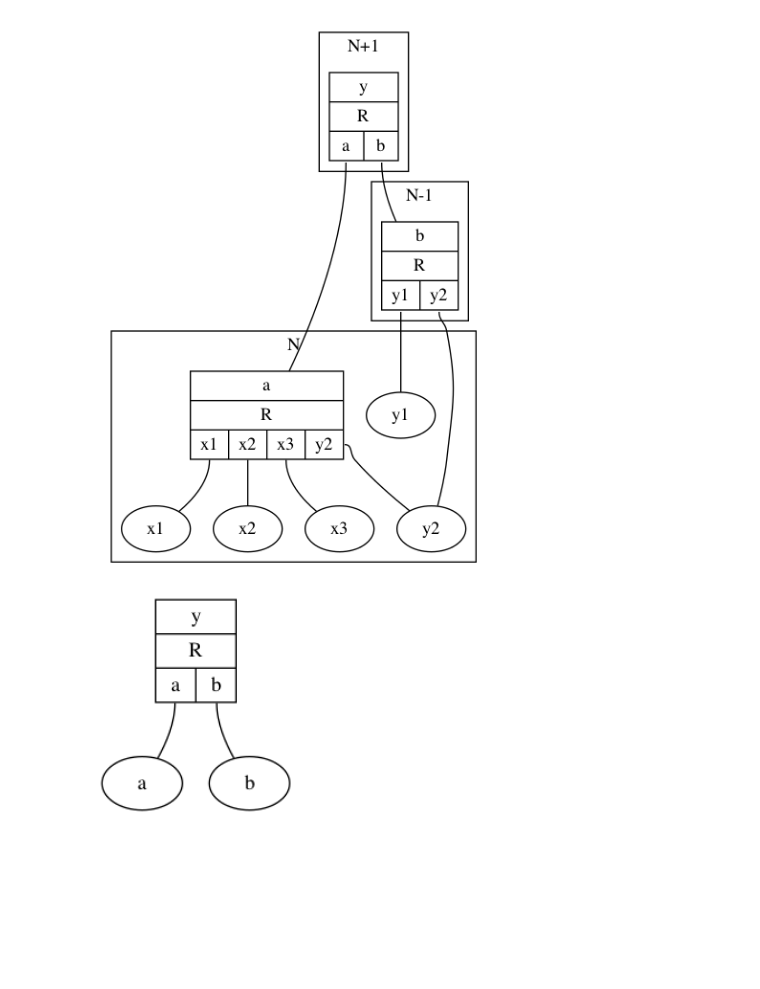
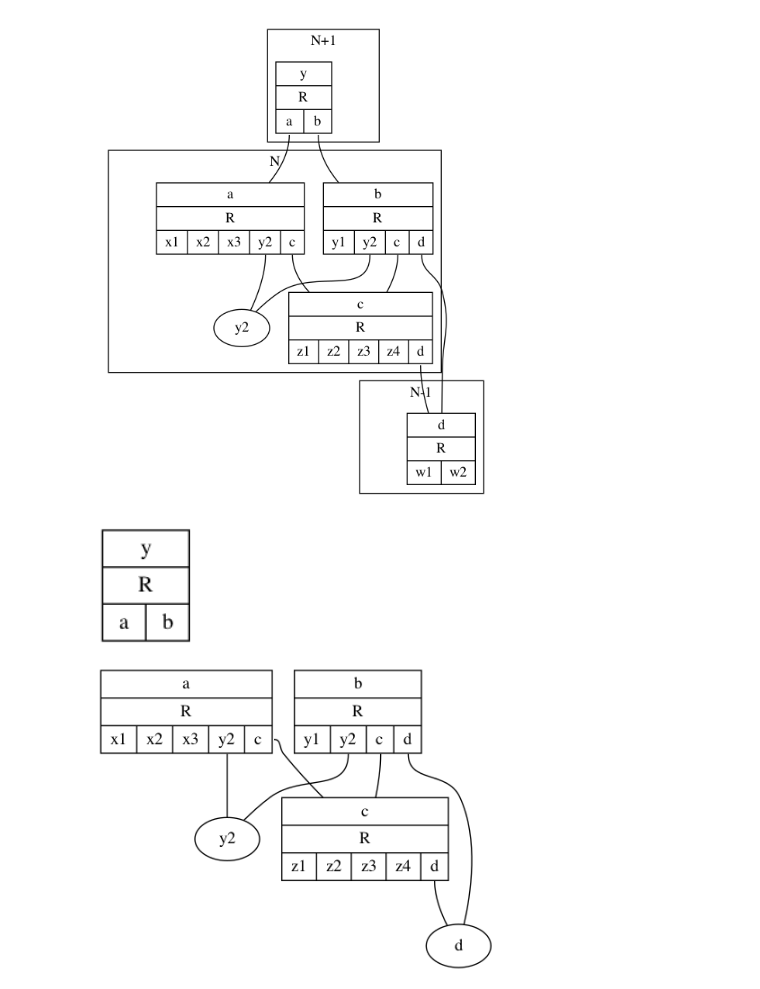
Before and after one commit to rdchar/Hora, a Jupyter notebook: examples/Levels.ipynb, the cells around one changed output. Saved outputs shown, nothing was run; the diff lists cells and outputs as text; code cells hidden in the pictures; blank space fills up the shorter version.

Commit message:
Fixed vertex levels

```diff
--- a/examples/Levels.ipynb
+++ b/examples/Levels.ipynb
@@ -9,25 +9,38 @@ from hypernetworks.utils.HTTools import get_subHn_by_semantic_boundary, get_subH
 from IPython.display import Image, display
 
 parser = load_parser()
+
+pictures_dir = "pictures/levels/"
 # %%
 hn = Hypernetwork()
 
 compile_hn(hn, parser, """
-    y=<a, b; R>^N(1)
-    a=<x1, x2, x3, y2; R>^N(0)
-    b=<y1, y2; R>^N(-1)
+    y=<a, b; R>[N+1]
+    a=<x1, x2, x3, y2, c; R>[N]
+    b=<y1, y2, c, d; R>[N0]
+    c=<z1, z2, z3, z4, d; R>[N]
+    d=<w1, w2; R>[N-1]
 """)
 
-draw_hn(hn, fname="/tmp/levels-hn", view=False, split_camel=False, show_levels=True, direction="TB")
-Image(filename='/tmp/levels-hn.png', width=400, height=300)
+draw_hn(hn, fname=pictures_dir+"levels-hn", view=False, split_camel=False, show_levels=True, show_vertex=False, direction="TB")
+Image(filename=pictures_dir+"levels-hn.png", width=400, height=300)
 # %% [output]
-[figure, old version]
+[figure, new version]
 # %%
 level_hn = Hypernetwork()
 
 level_hn = get_subHn_by_level(hn, "N+1", level_hn)
 
-draw_hn(level_hn, fname="/tmp/level-hn", view=False, split_camel=False, show_levels=False, show_vertex=True, direction="TB")
-Image(filename='/tmp/level-hn.png', width=200, height=300)
+draw_hn(level_hn, fname=pictures_dir+"level-sub-hn1", view=False, split_camel=False, show_levels=False, show_vertex=False, direction="TB")
+Image(filename=pictures_dir+"level-sub-hn1.png", width=100, height=300)
 # %% [output]
-[figure, old version]
+[figure, new version]
+# %%
+level_hn = Hypernetwork()
+
+level_hn = get_subHn_by_level(hn, "N", level_hn)
+
+draw_hn(level_hn, fname=pictures_dir+"level-sub-hn2", view=False, split_camel=False, show_levels=False, show_vertex=False, direction="TB")
+Image(filename=pictures_dir+"level-sub-hn2.png", width=400)
+# %% [output]
+[figure, added]
```
Also changed, not shown: parts of 2 cells of this notebook, 9 other files.
